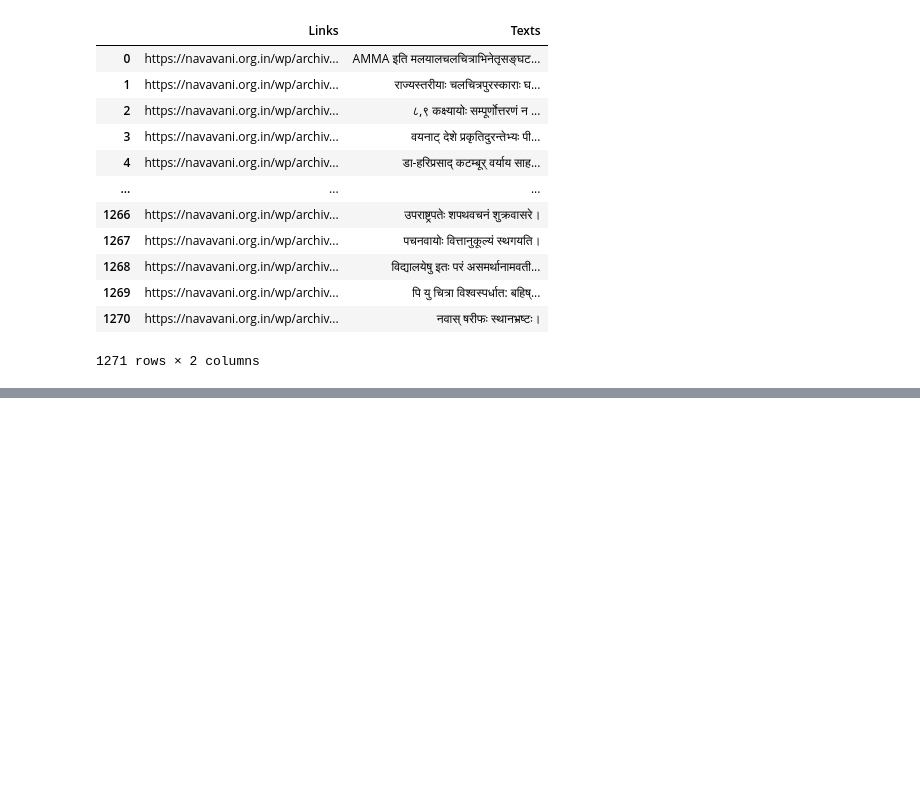
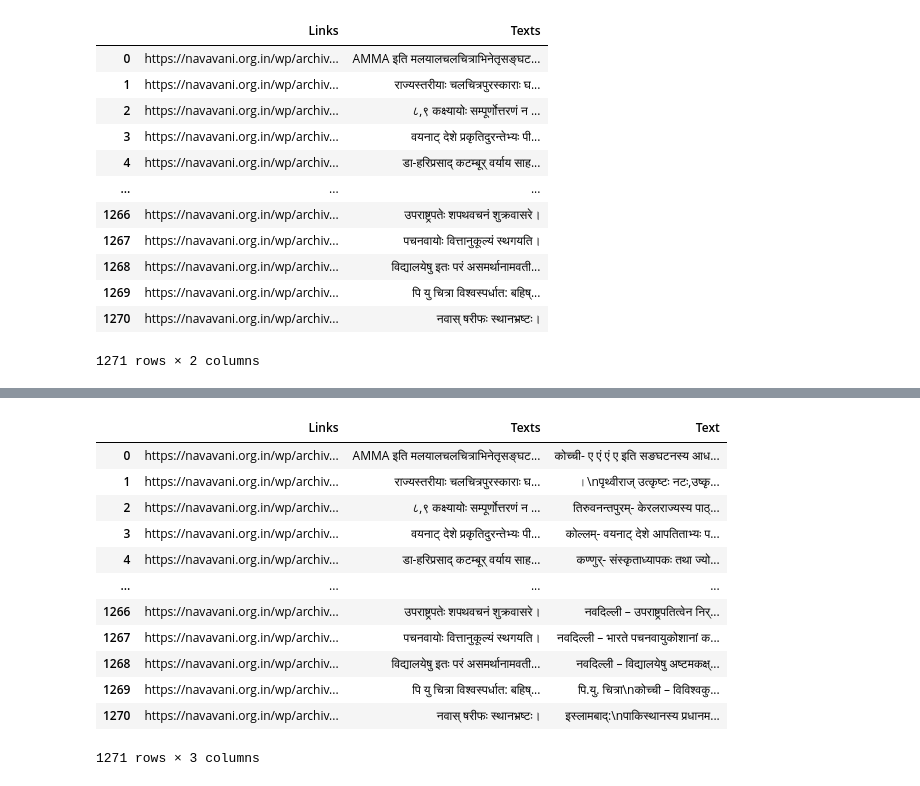
Before and after one commit to guntas-13/CS613-NLP-Telugu-Team1, a Jupyter notebook: Navavani-Guntas.ipynb, the cells around one changed output, grey strips where cells are left out. Saved outputs shown, nothing was run; the diff lists cells and outputs as text; code cells hidden in the pictures; blank space fills up the shorter version.

Commit message:
Navavani Text and Links Complete

```diff
--- a/Navavani-Guntas.ipynb
+++ b/Navavani-Guntas.ipynb
@@ -119,3 +120,6 @@ df
 # %%
 # save the dataframe to a csv file
 df.to_csv("navavani_links.csv", index=False)
+# %%
+df = pd.read_csv("./Links/navavani_links.csv")
+df
@@ -121,0 +143,30 @@ df.to_csv("navavani_links.csv", index=False)
+# %%
+df["Text"] = ""
+for i in range(len(df)):
+    driver.get(df["Links"][i])
+    text_div = driver.find_elements(By.CLASS_NAME, "entry")
+    paragraphs = text_div[0].find_elements(By.TAG_NAME, "p")
+    str = ""
+    for j in paragraphs:
+        str += j.text + "\n"
+
+    str = str.strip()
+    df.loc[i, "Text"] = str
+    # sleep(0.1)
+# %%
+df.to_csv("navavani_links_texts.csv", index=False)
+df
+# %% [output]
+|  | Links | Texts | Text |
+| 0 | https://navavani.org.in/wp/archiv... | AMMA इति मलयालचलचित्राभिनेतृसङ्घट... | कोच्ची- ए एं एं ए इति सङघटनस्य आध... |
+| 1 | https://navavani.org.in/wp/archiv... | राज्यस्तरीयाः चलचित्रपुरस्काराः घ... | ।\nपृथ्वीराज् उत्कृष्टः नटः,उष्कृ... |
+| 2 | https://navavani.org.in/wp/archiv... | ८,९ कक्ष्यायोः सम्पूर्णोत्तरणं न ... | तिरुवनन्तपुरम्- केरलराज्यस्य पाठ्... |
+| 3 | https://navavani.org.in/wp/archiv... | वयनाट् देशे प्रकृतिदुरन्तेभ्यः पी... | कोल्लम्- वयनाट् देशे आपतिताभ्यः प... |
+| 4 | https://navavani.org.in/wp/archiv... | डा-हरिप्रसाद् कटम्बूर् वर्याय साह... | कण्णुर्- संस्कृताध्यापकः तथा ज्यो... |
+| ... | ... | ... | ... |
+| 1266 | https://navavani.org.in/wp/archiv... | उपराष्ट्रपतेः शपथवचनं शुक्रवासरे। | नवदिल्ली – उपराष्ट्रपतित्वेन निर्... |
+| 1267 | https://navavani.org.in/wp/archiv... | पचनवायोः वित्तानुकूल्यं स्थगयति। | नवदिल्ली – भारते पचनवायुकोशानां क... |
+| 1268 | https://navavani.org.in/wp/archiv... | विद्यालयेषु इतः परं असमर्थानामवती... | नवदिल्ली – विद्यालयेषु अष्टमकक्ष्... |
+| 1269 | https://navavani.org.in/wp/archiv... | पि यु चित्रा विश्वस्पर्धात: बहिष्... | पि.यु. चित्रा\nकोच्ची – विविश्वकु... |
+| 1270 | https://navavani.org.in/wp/archiv... | नवास् षरीफः स्थानभ्रष्टः। | इस्लामबाद्:\nपाकिस्थानस्य प्रधानम... |
+1271 rows × 3 columns
```
Also changed, not shown: parts of 4 cells of this notebook, 3 other files.
